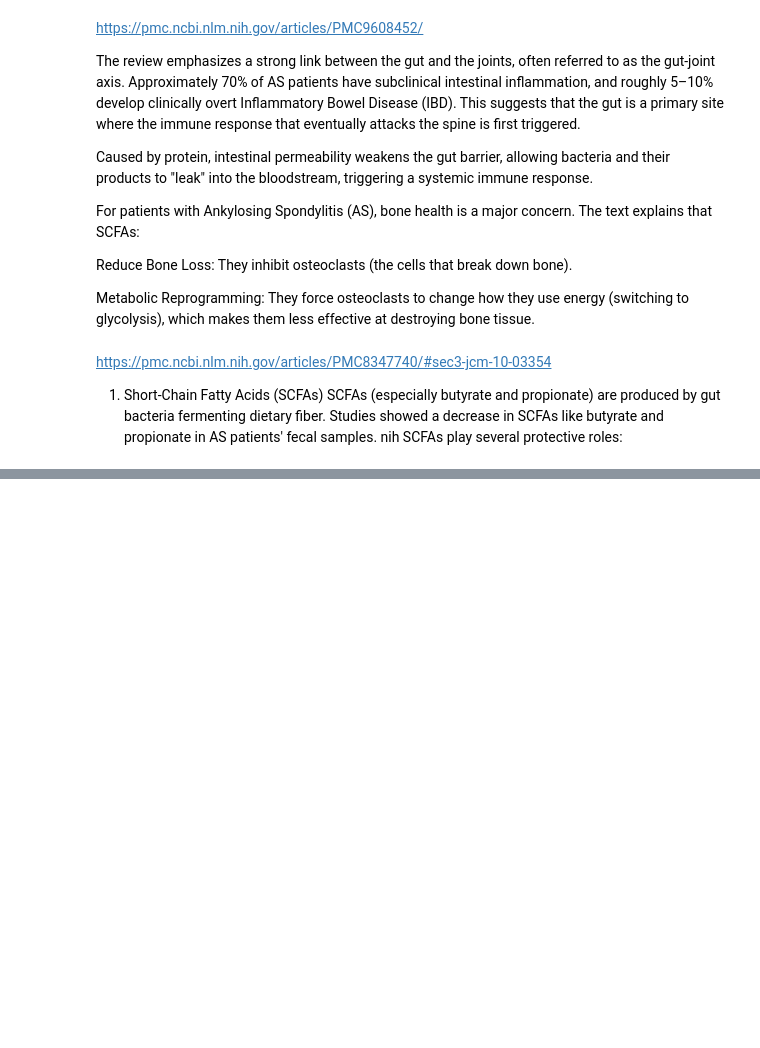
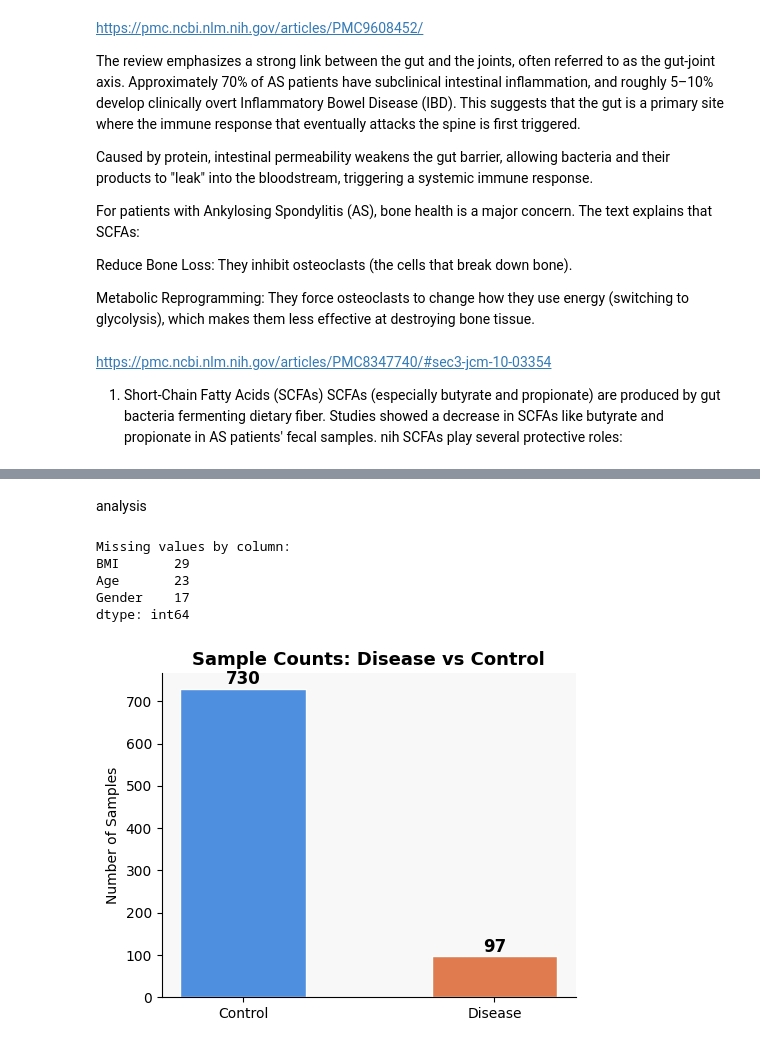
Before and after one commit to dafi03/PA1_repo, a Jupyter notebook: notebook/06_AS.ipynb, the cells around one changed output, grey strips where cells are left out. Drawn from its saved outputs; the diff is of its cells as text; code cells hidden in the pictures; blank space fills up the shorter version.

```diff
--- a/notebook/06_AS.ipynb
+++ b/notebook/06_AS.ipynb
@@ -102,0 +311,77 @@ SCFAs (especially butyrate and propionate) are produced by gut bacteria fermenti
+# %% [markdown]
+analysis
+# %%
+# Check missing values in as_data
+missing_per_col = as_data.isna().sum()
+print("\nMissing values by column:")
+print(missing_per_col[missing_per_col > 0].sort_values(ascending=False))
+# %% [output]
+Missing values by column:
+BMI       29
+Age       23
+Gender    17
+dtype: int64
+# %%
+"""
+EDA — Microbiome AS Study
+1. Sample counts (Disease vs Control)
+2. Boxplots of 5 key MSPs (2-3 per row, large)
+3. One UMAP, shown twice:
+     Left:  colored by Disease / Control
+     Right: colored by Western signature score (3 Western MSPs vs all others)
+"""
+
+import pandas as pd
+import numpy as np
+import matplotlib.pyplot as plt
+import seaborn as sns
+import umap
+import warnings
+warnings.filterwarnings("ignore")
+
+# ── Config ────────────────────────────────────────────────────────────────────
+
+WESTERN_MSPS = {
+    "msp_0291": "Ruminococcaceae unc.",
+    "msp_0554": "Anaerostipes hadrus 2",
+    "msp_1356": "Anaeromassilibacillus AN250",
+}
+NON_WESTERN_MSPS = {
+    "msp_0464": "Eubacterium ramulus 2",
+    "msp_0162": "Blautia unc.",
+}
+ALL_KEY_MSPS = {**WESTERN_MSPS, **NON_WESTERN_MSPS}
+
+PALETTE = {"Disease": "#E07B4F", "Control": "#4F8FE0"}
+
+
+def clr_transform(df, pseudocount=1e-6):
+    X = df.values.astype(float) + pseudocount
+    log_X = np.log(X)
+    return pd.DataFrame(log_X - log_X.mean(axis=1, keepdims=True),
+                        index=df.index, columns=df.columns)
+
+
+features = [c for c in as_data.columns if c.startswith("msp")]
+X_clr = clr_transform(as_data[features])
+
+
+# ── 1. Sample counts ──────────────────────────────────────────────────────────
+
+fig, ax = plt.subplots(figsize=(5, 4))
+counts = as_data["type"].value_counts()
+bars = ax.bar(counts.index, counts.values,
+              color=[PALETTE[k] for k in counts.index], width=0.5, edgecolor="white")
+for bar, val in zip(bars, counts.values):
+    ax.text(bar.get_x() + bar.get_width() / 2, bar.get_height() + 1,
+            str(val), ha="center", va="bottom", fontweight="bold", fontsize=12)
+ax.set_title("Sample Counts: Disease vs Control", fontweight="bold", fontsize=13)
+ax.set_ylabel("Number of Samples")
+ax.set_xlabel("")
+ax.set_facecolor("#F8F8F8")
+for spine in ["top", "right"]:
+    ax.spines[spine].set_visible(False)
+plt.tight_layout()
+plt.show()
+# %% [output]
+[figure, added]
```
Also changed, not shown: parts of 15 cells of this notebook, 6 other files.
